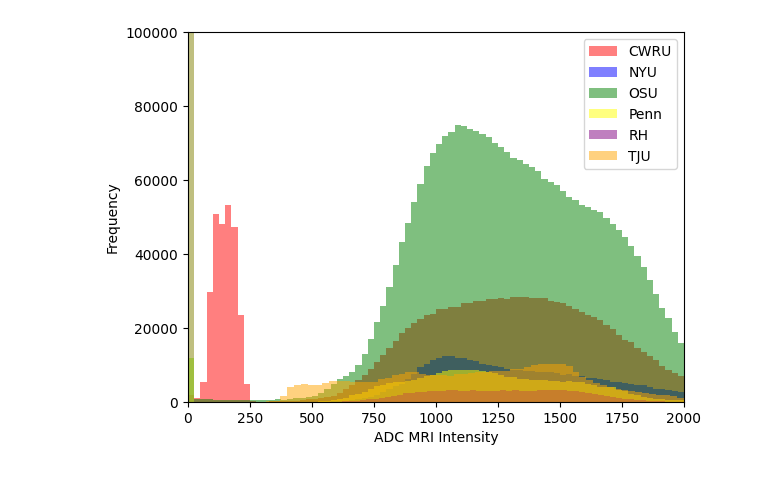
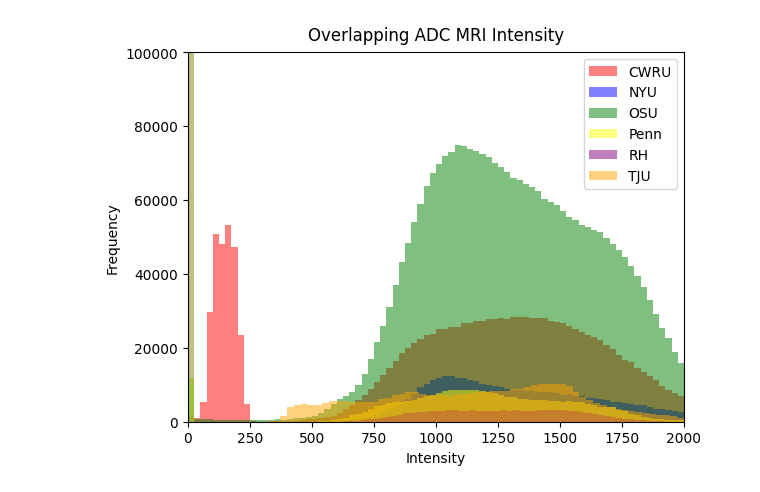
Before and after one commit to YehudaDicker/inter-scanner-comp, a Jupyter notebook: Baseline/Combined Histograms/Overlapping/combined_adc.ipynb, the cells around one changed output. Saved outputs shown, nothing was run; the diff lists cells and outputs as text; code cells hidden in the pictures.

Commit message:
fixed titles and axis

```diff
--- a/Baseline/Combined Histograms/Overlapping/combined_adc.ipynb
+++ b/Baseline/Combined Histograms/Overlapping/combined_adc.ipynb
@@ -54,32 +54,33 @@ for index, (institution, paths) in enumerate(institutions.items()):
                         shutil.copyfileobj(f_in, f_out)
 
         try:
             adc_img = nib.load(adc_file)
             segmented_img = nib.load(segmented_file)
             adc_data = adc_img.get_fdata()
             segmented_data = segmented_img.get_fdata()
             edema_adc_values = adc_data[segmented_data == 2]
             all_edema_adc_values.extend(edema_adc_values)
 
         except Exception as e:
             print(f"Error reading file {adc_file}: {e}")
             continue
 
     # Filter out values above 1200
     all_edema_adc_values = [x for x in all_edema_adc_values if x <= 2000]
     # Plot the histogram for each institution after collecting all ADC values
     plt.hist(all_edema_adc_values, bins=bin_size, alpha=0.5, color=colors[index], label=institution)
 
 # Add labels and legend to the histogram plot
-plt.xlabel('ADC MRI Intensity')
+plt.title('Overlapping ADC MRI Intensity', y=1.01)
+plt.xlabel('Intensity')
 plt.ylabel('Frequency')
 plt.legend()
 
 # Set the upper limit of the x-axis
 plt.xlim(left=0, right=2000)
 plt.ylim(top=100000)
 
 # Show the histogram plot
 plt.show()
 # %% [output]
-[figure, old version]
+[figure, new version]
```
Also changed, not shown: 24 other files.
